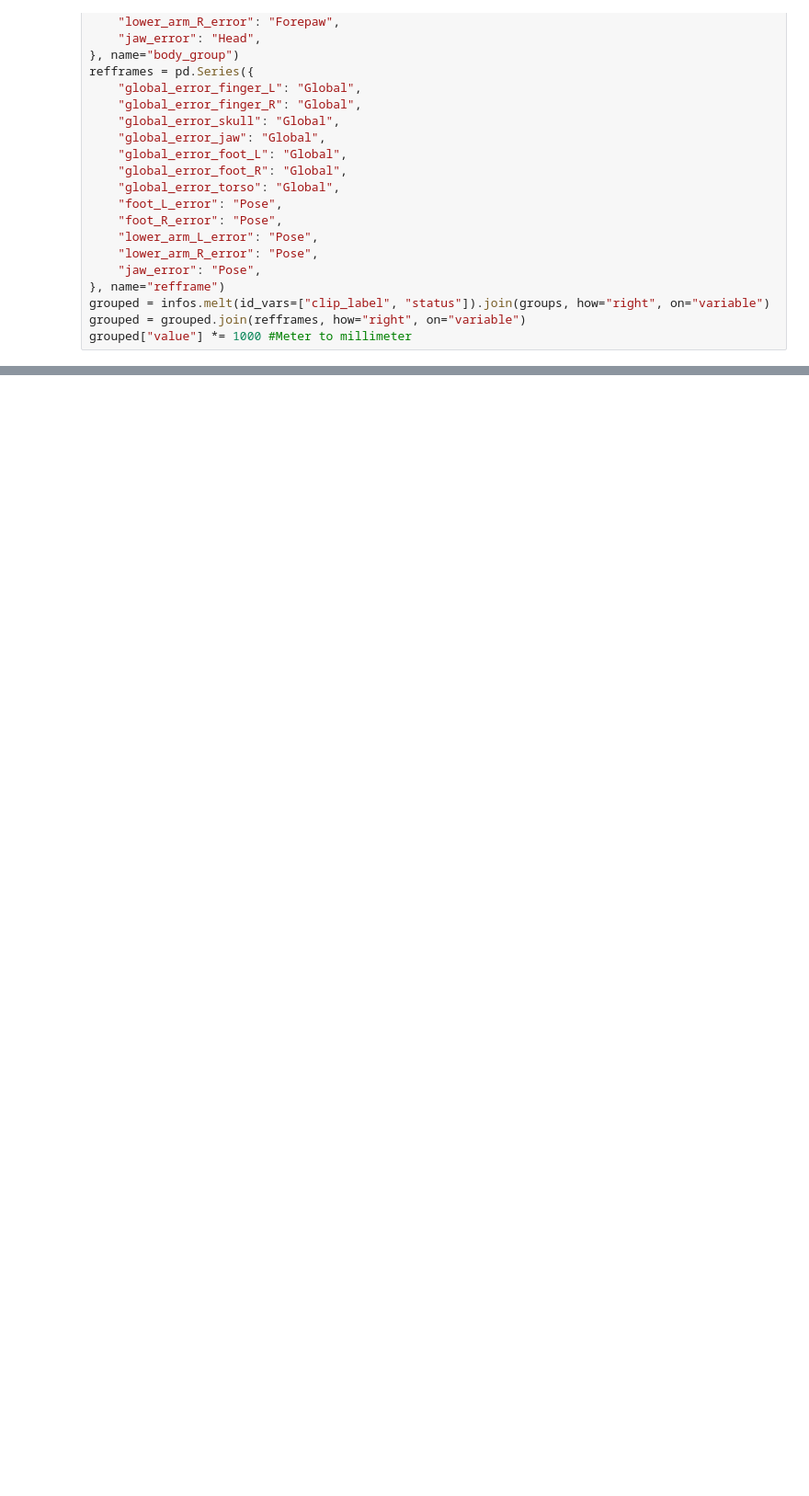
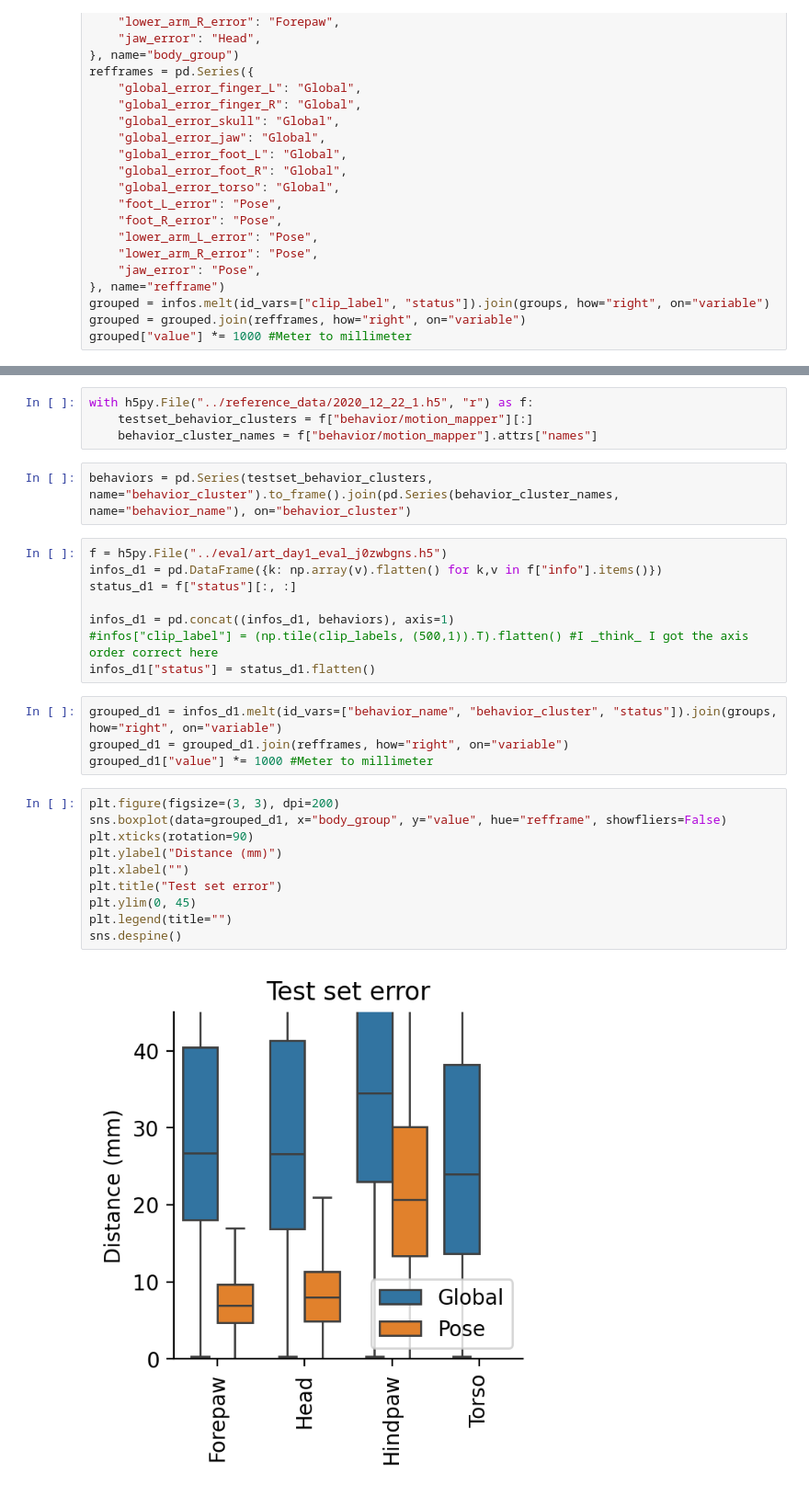
Before and after one commit to emiwar/julia-virtual-rodent, a Jupyter notebook: misc_snippets/Plot eval error.ipynb, the cells around one changed output, grey strips where cells are left out. Shown at 92% size. Drawn from its saved outputs; the diff is of its cells as text; blank space fills up the shorter version.

```diff
--- a/misc_snippets/Plot eval error.ipynb
+++ b/misc_snippets/Plot eval error.ipynb
@@ -91,0 +104,30 @@ sns.despine()
+# %%
+with h5py.File("../reference_data/2020_12_22_1.h5", "r") as f:
+    testset_behavior_clusters = f["behavior/motion_mapper"][:]
+    behavior_cluster_names = f["behavior/motion_mapper"].attrs["names"]
+# %%
+behaviors = pd.Series(testset_behavior_clusters, name="behavior_cluster").to_frame().join(pd.Series(behavior_cluster_names, name="behavior_name"), on="behavior_cluster")
+# %%
+f = h5py.File("../eval/art_day1_eval_j0zwbgns.h5")
+infos_d1 = pd.DataFrame({k: np.array(v).flatten() for k,v in f["info"].items()})
+status_d1 = f["status"][:, :]
+
+infos_d1 = pd.concat((infos_d1, behaviors), axis=1)
+#infos["clip_label"] = (np.tile(clip_labels, (500,1)).T).flatten() #I _think_ I got the axis order correct here
+infos_d1["status"] = status_d1.flatten()
+# %%
+grouped_d1 = infos_d1.melt(id_vars=["behavior_name", "behavior_cluster", "status"]).join(groups, how="right", on="variable")
+grouped_d1 = grouped_d1.join(refframes, how="right", on="variable")
+grouped_d1["value"] *= 1000 #Meter to millimeter
+# %%
+plt.figure(figsize=(3, 3), dpi=200)
+sns.boxplot(data=grouped_d1, x="body_group", y="value", hue="refframe", showfliers=False)
+plt.xticks(rotation=90)
+plt.ylabel("Distance (mm)")
+plt.xlabel("")
+plt.title("Test set error")
+plt.ylim(0, 45)
+plt.legend(title="")
+sns.despine()
+# %% [output]
+[figure, added]
```
Also changed, not shown: parts of 6 cells of this notebook, 7 other files.
